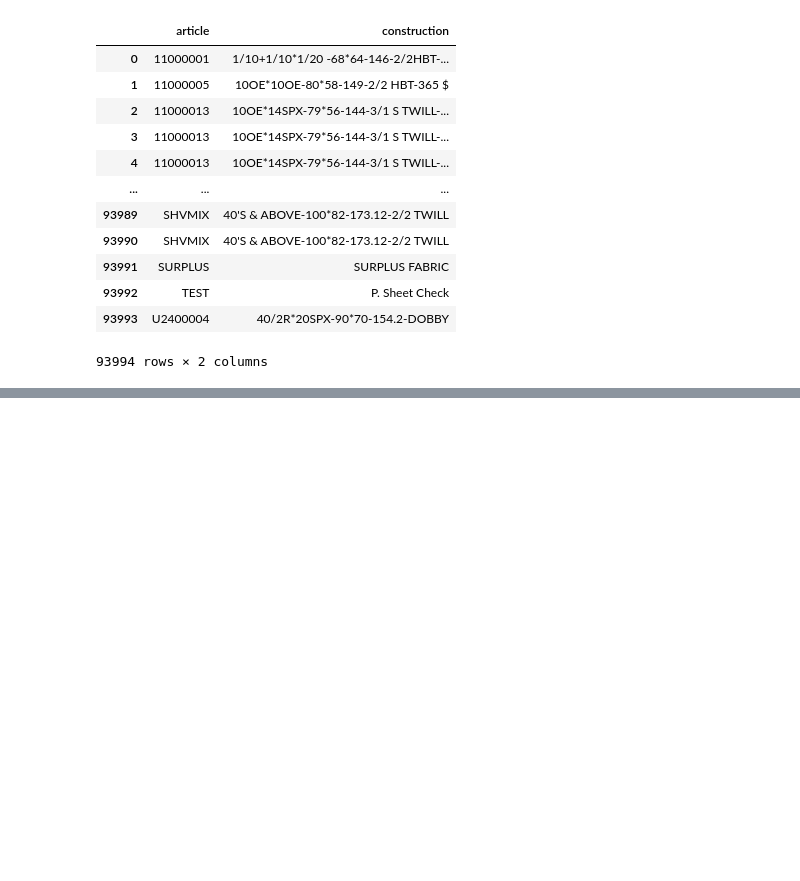
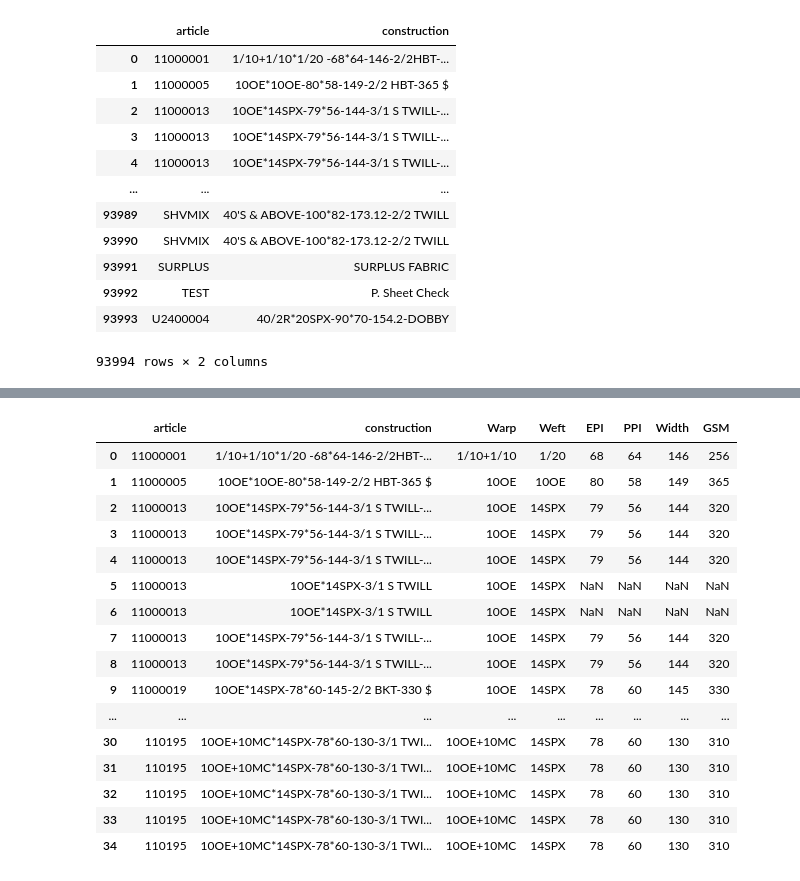
Before and after one commit to sinchan-s/F3P, a Jupyter notebook: main.ipynb, the cells around one changed output, grey strips where cells are left out. Drawn from its saved outputs; the diff is of its cells as text; code cells hidden in the pictures; blank space fills up the shorter version.

Commit message:
warp+weft+epi+ppi+width+gsm extraction test

```diff
--- a/main.ipynb
+++ b/main.ipynb
@@ -682,5 +689,2 @@ yd_articles
 # %%
-yd_articles.drop(['warp-weft', 'epi-ppi'], axis=1, inplace=True)
+# yd_articles.drop('epi-ppi', axis=1, inplace=True)
-# %%
-yd_articles[['warp-weft','epi-ppi','width','weave','gsm']] = yd_articles['construction'].str.split("-",4, expand=True)
-yd_articles
@@ -701,5 +690,0 @@ yd_articles
-# %%
-yd_articles['epi-ppi'] = yd_articles['construction'].str.extract(r'[-*/]{1}([\d]{2,3}[*][\d]{2,3})[-*\s\b]{1}')
-# %%
-yd_articles['GSM'] = yd_articles['construction'].str.extract(r'-(\d{3}\.?\d?)\s+')
-yd_articles
@@ -734,0 +691,20 @@ yd_articles
+# %%
+yd_articles.head(35)
+# %% [output]
+|  | article | construction | Warp | Weft | EPI | PPI | Width | GSM |
+| 0 | 11000001 | 1/10+1/10*1/20 -68*64-146-2/2HBT-... | 1/10+1/10 | 1/20 | 68 | 64 | 146 | 256 |
+| 1 | 11000005 | 10OE*10OE-80*58-149-2/2 HBT-365 $ | 10OE | 10OE | 80 | 58 | 149 | 365 |
+| 2 | 11000013 | 10OE*14SPX-79*56-144-3/1 S TWILL-... | 10OE | 14SPX | 79 | 56 | 144 | 320 |
+| 3 | 11000013 | 10OE*14SPX-79*56-144-3/1 S TWILL-... | 10OE | 14SPX | 79 | 56 | 144 | 320 |
+| 4 | 11000013 | 10OE*14SPX-79*56-144-3/1 S TWILL-... | 10OE | 14SPX | 79 | 56 | 144 | 320 |
+| 5 | 11000013 | 10OE*14SPX-3/1 S TWILL | 10OE | 14SPX | NaN | NaN | NaN | NaN |
+| 6 | 11000013 | 10OE*14SPX-3/1 S TWILL | 10OE | 14SPX | NaN | NaN | NaN | NaN |
+| 7 | 11000013 | 10OE*14SPX-79*56-144-3/1 S TWILL-... | 10OE | 14SPX | 79 | 56 | 144 | 320 |
+| 8 | 11000013 | 10OE*14SPX-79*56-144-3/1 S TWILL-... | 10OE | 14SPX | 79 | 56 | 144 | 320 |
+| 9 | 11000019 | 10OE*14SPX-78*60-145-2/2 BKT-330 $ | 10OE | 14SPX | 78 | 60 | 145 | 330 |
+| ... | ... | ... | ... | ... | ... | ... | ... | ... |
+| 30 | 110195 | 10OE+10MC*14SPX-78*60-130-3/1 TWI... | 10OE+10MC | 14SPX | 78 | 60 | 130 | 310 |
+| 31 | 110195 | 10OE+10MC*14SPX-78*60-130-3/1 TWI... | 10OE+10MC | 14SPX | 78 | 60 | 130 | 310 |
+| 32 | 110195 | 10OE+10MC*14SPX-78*60-130-3/1 TWI... | 10OE+10MC | 14SPX | 78 | 60 | 130 | 310 |
+| 33 | 110195 | 10OE+10MC*14SPX-78*60-130-3/1 TWI... | 10OE+10MC | 14SPX | 78 | 60 | 130 | 310 |
+| 34 | 110195 | 10OE+10MC*14SPX-78*60-130-3/1 TWI... | 10OE+10MC | 14SPX | 78 | 60 | 130 | 310 |
```
Also changed, not shown: parts of 4 cells of this notebook.
